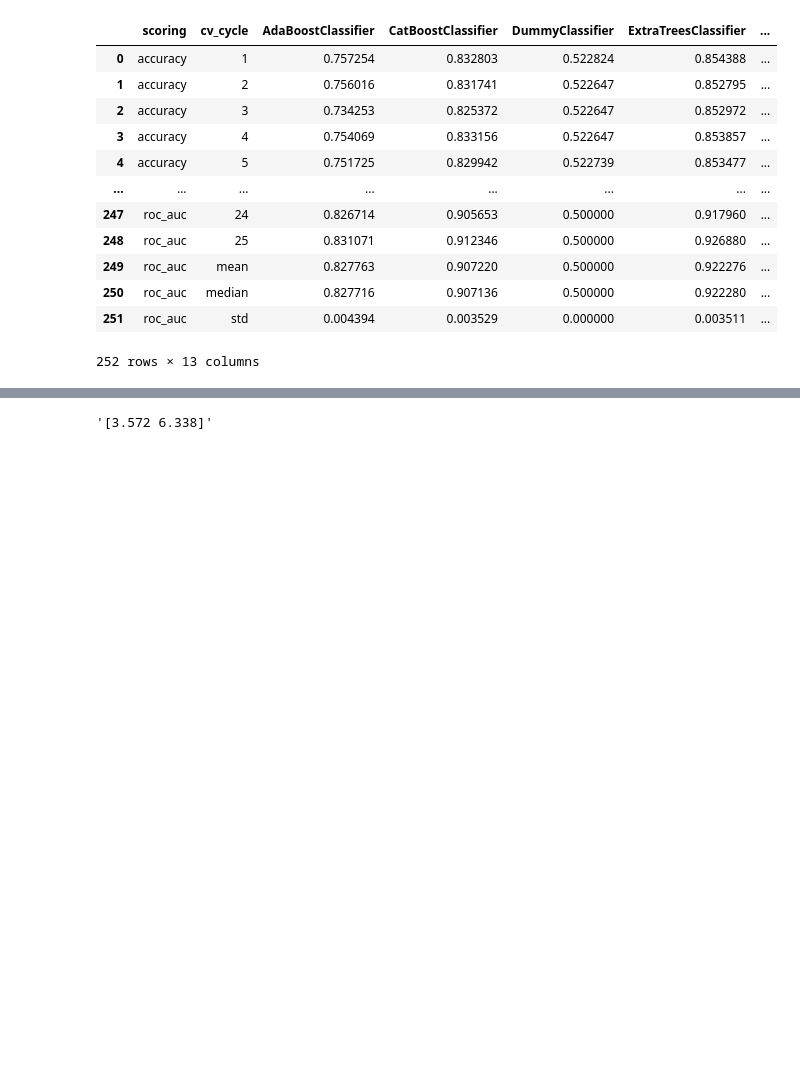
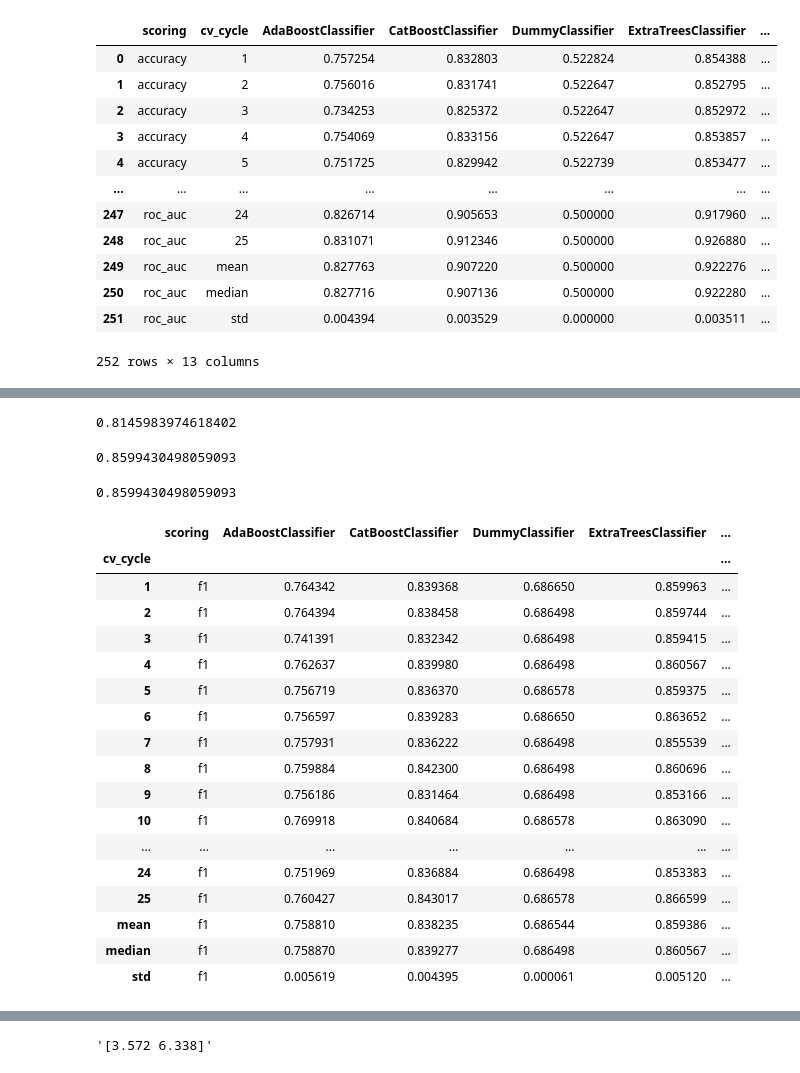
Before and after one commit to Medicine-Artificial-Intelligence/ProQSAR, a Jupyter notebook: .SA.ipynb, the cells around one changed output, grey strips where cells are left out. Saved outputs shown, nothing was run; the diff lists cells and outputs as text; code cells hidden in the pictures; blank space fills up the shorter version.

```diff
--- a/.SA.ipynb
+++ b/.SA.ipynb
@@ -664,3 +700,48 @@ a[a['scoring'] == 'f1']
+# %%
+scoring_target = qsar.model_dev.scoring_target
+select = 'RandomForestRegressor'
+
+base_best_score = (
+    a
+    .query(f"scoring == @scoring_target")
+    .set_index("cv_cycle")
+    .at["mean", select]
+)
+base_best_score
+# %% [output]
+0.8145983974618402
+# %%
+base_best_score
+# %% [output]
+0.8599430498059093
+# %%
+scoring_target = 'f1'
+select = 'RandomForestClassifier'
+b = a[a['scoring'] == scoring_target].set_index(["cv_cycle"])
+base_best_score = b.loc['mean', select]
+# %% [output]
+0.8599430498059093
+# %%
+b
+# %% [output]
+|  | scoring | AdaBoostClassifier | CatBoostClassifier | DummyClassifier | ExtraTreesClassifier | ... |
+| cv_cycle |  |  |  |  |  | ... |
+| 1 | f1 | 0.764342 | 0.839368 | 0.686650 | 0.859963 | ... |
+| 2 | f1 | 0.764394 | 0.838458 | 0.686498 | 0.859744 | ... |
+| 3 | f1 | 0.741391 | 0.832342 | 0.686498 | 0.859415 | ... |
+| 4 | f1 | 0.762637 | 0.839980 | 0.686498 | 0.860567 | ... |
+| 5 | f1 | 0.756719 | 0.836370 | 0.686578 | 0.859375 | ... |
+| 6 | f1 | 0.756597 | 0.839283 | 0.686650 | 0.863652 | ... |
+| 7 | f1 | 0.757931 | 0.836222 | 0.686498 | 0.855539 | ... |
+| 8 | f1 | 0.759884 | 0.842300 | 0.686498 | 0.860696 | ... |
+| 9 | f1 | 0.756186 | 0.831464 | 0.686498 | 0.853166 | ... |
+| 10 | f1 | 0.769918 | 0.840684 | 0.686578 | 0.863090 | ... |
+| ... | ... | ... | ... | ... | ... | ... |
+| 24 | f1 | 0.751969 | 0.836884 | 0.686498 | 0.853383 | ... |
+| 25 | f1 | 0.760427 | 0.843017 | 0.686578 | 0.866599 | ... |
+| mean | f1 | 0.758810 | 0.838235 | 0.686544 | 0.859386 | ... |
+| median | f1 | 0.758870 | 0.839277 | 0.686498 | 0.860567 | ... |
+| std | f1 | 0.005619 | 0.004395 | 0.000061 | 0.005120 | ... |
 # %%
 data_pred = pd.read_csv('Project/SA_MIC_class_stratified_random/PredResult/data_pred.csv')
 data_pred
```
Also changed, not shown: parts of 8 cells of this notebook, 2 other files.
